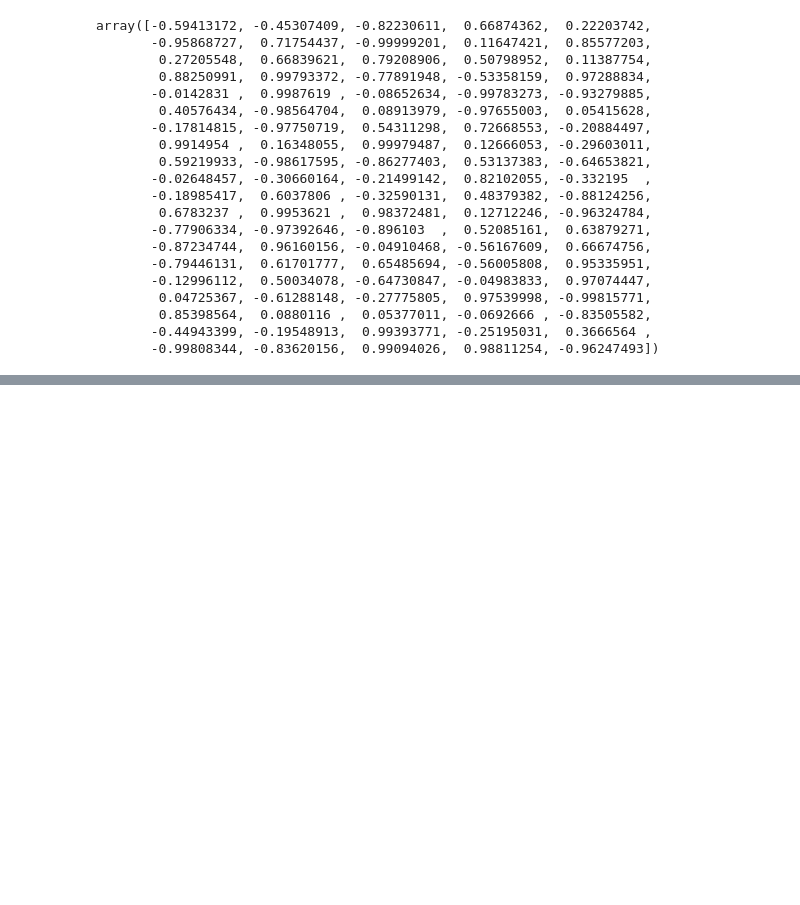
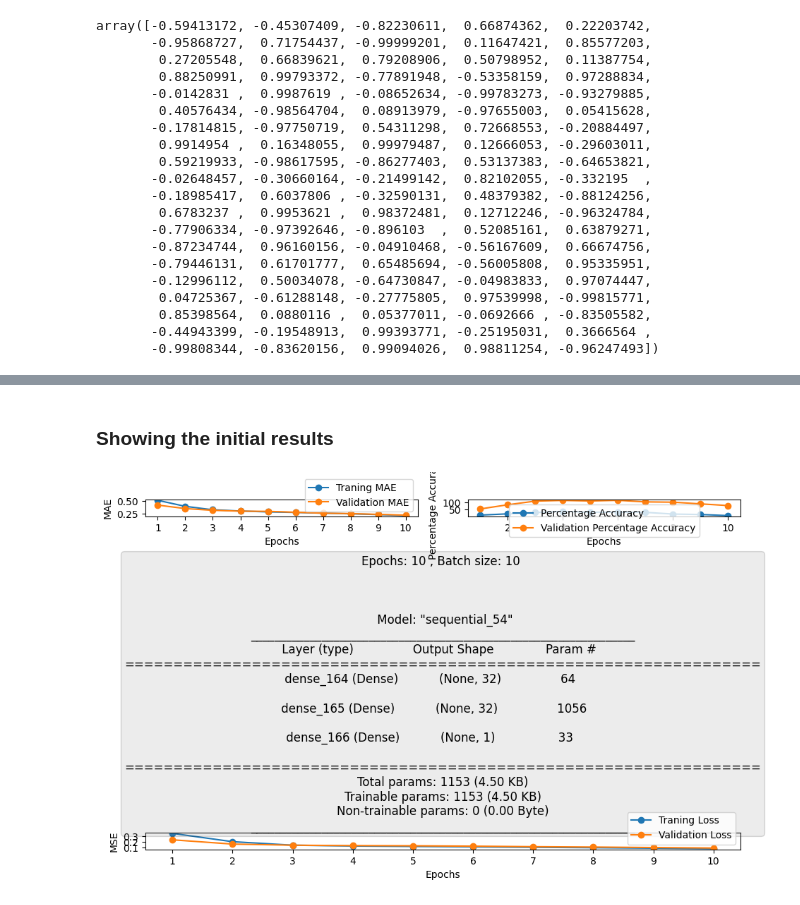
Before and after one commit to gyulii/DiWHY-AI, a Jupyter notebook: Sine_regression/sine_regression.ipynb, the cells around one changed output, grey strips where cells are left out. Cells and saved outputs as stored; diff of their text form; code cells hidden in the pictures; blank space fills up the shorter version.

Commit message:
Sine regression plots and methods updated

```diff
--- a/Sine_regression/sine_regression.ipynb
+++ b/Sine_regression/sine_regression.ipynb
@@ -49,0 +66,26 @@ plt.legend()
+# %%
+from keras import models
+from keras import layers
+import tensorflow as tf
+
+def summary(model: tf.keras.Model) -> str:
+  summary = []
+  model.summary(print_fn=lambda x: summary.append(x))
+  return '\n'.join(summary)
+
+model = models.Sequential()
+model.add(layers.Dense(32, activation='relu', input_shape = (1,)))
+model.add(layers.Dense(32, activation='relu'))
+model.add(layers.Dense(1))
+model.compile(optimizer='rmsprop', loss='mse', metrics=['mean_absolute_error'  , percentage_metric] , run_eagerly=True)
+
+#https://github.com/bnsreenu/python_for_microscopists/blob/master/tips_tricks_37_Understanding%20MAE%20and%20MSE.py
+#https://stackoverflow.com/questions/52357542/attributeerror-tensor-object-has-no-attribute-numpy
+
+
+X_train = training_data[:,0]
+Y_train = training_data[:,1]
+X_val = validation_data[:,0]
+Y_val = validation_data[:,1]
+
+model.summary()
@@ -180,0 +238,8 @@ def training_plot(history , epoch , batch_size):
+# %%
+
+epoch = 10
+batch_size = 10
+
+history = model.fit(X_train, Y_train,
+                    validation_data=(X_val, Y_val),
+                    epochs=epoch, batch_size=batch_size, verbose=1)
@@ -180,0 +289,6 @@ def training_plot(history , epoch , batch_size):
+# %% [markdown]
+### Showing the initial results
+# %%
+training_plot(history , epoch, batch_size, summary(model))
+# %% [output]
+[figure, added]
```
Also changed, not shown: parts of 26 cells of this notebook.
